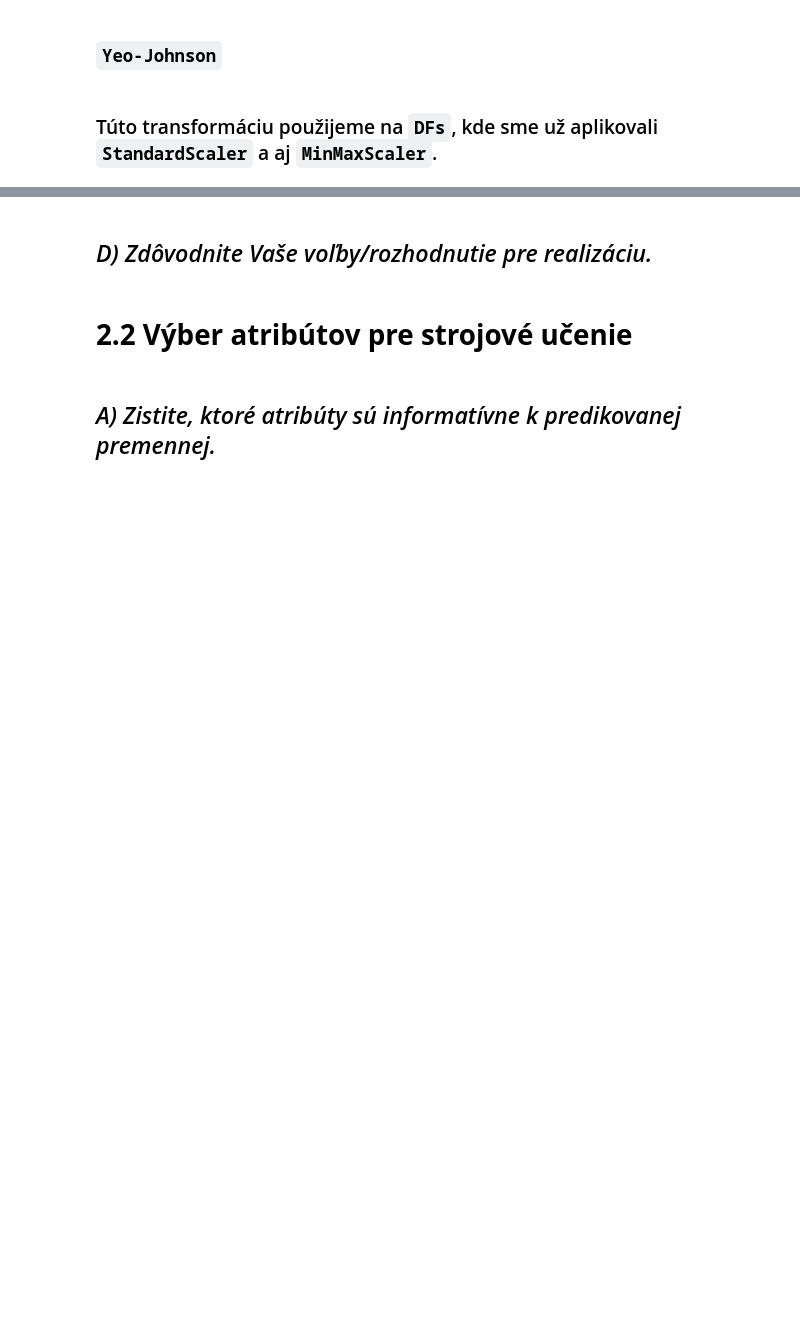
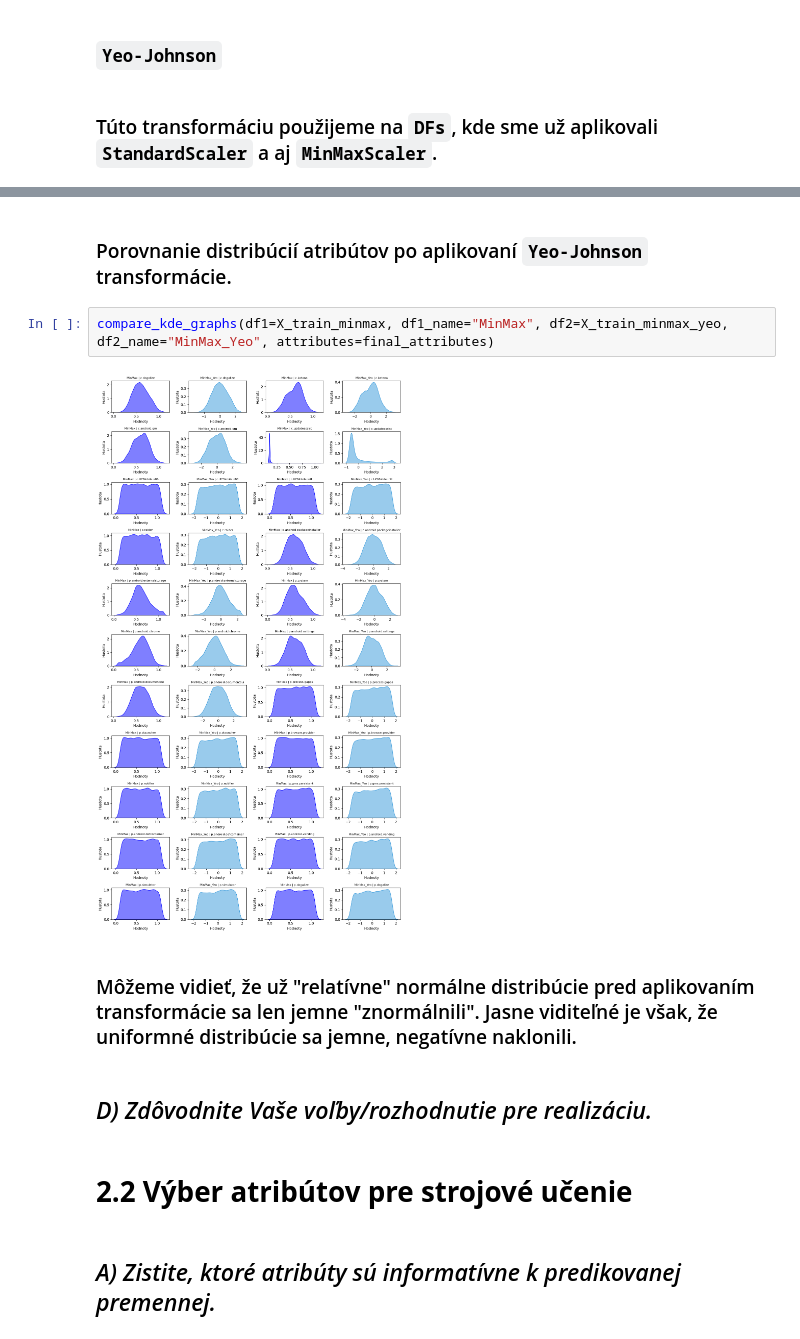
Before and after one commit to Mmathieus/IAU-project, a Jupyter notebook: zadanie2.ipynb, the cells around one changed output, grey strips where cells are left out. Drawn from its saved outputs; the diff is of its cells as text; blank space fills up the shorter version.

```diff
--- a/zadanie2.ipynb
+++ b/zadanie2.ipynb
@@ -394,3 +417,11 @@ show_kde_graphs(df=X_train_minmax_yeo, attributes=final_attributes)
+# %% [markdown]
+### Porovnanie distribúcií atribútov po aplikovaní `Yeo-Johnson` transformácie.
+# %%
+compare_kde_graphs(df1=X_train_minmax, df1_name="MinMax", df2=X_train_minmax_yeo, df2_name="MinMax_Yeo", attributes=final_attributes)
+# %% [output]
+[figure, added]
+# %% [markdown]
+### Môžeme vidieť, že už "relatívne" normálne distribúcie pred aplikovaním transformácie sa len jemne "znormálnili". Jasne viditeľné je však, že uniformné distribúcie sa jemne, negatívne naklonili.
 # %% [markdown]
 ## *D) Zdôvodnite Vaše voľby/rozhodnutie pre realizáciu.*
 # %% [markdown]
```
Also changed, not shown: parts of 34 cells of this notebook.
